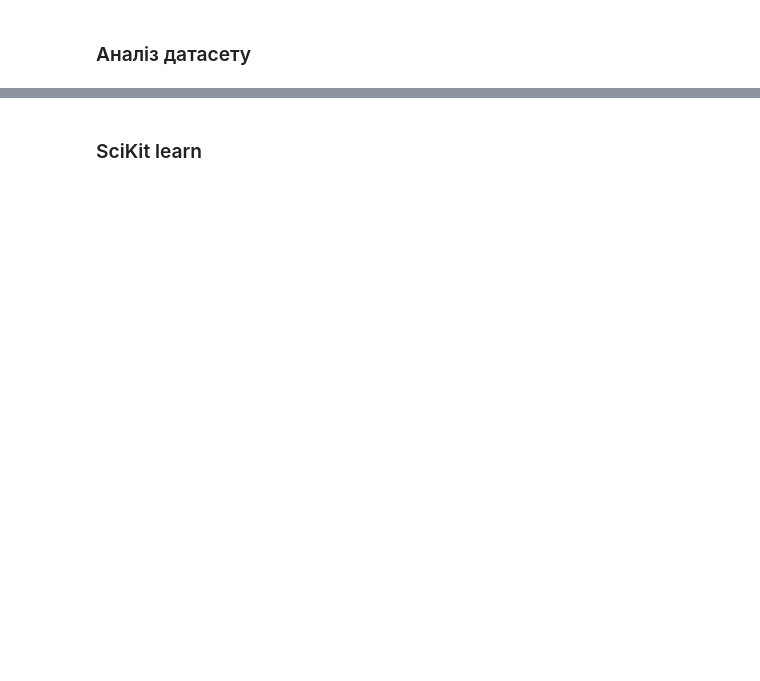
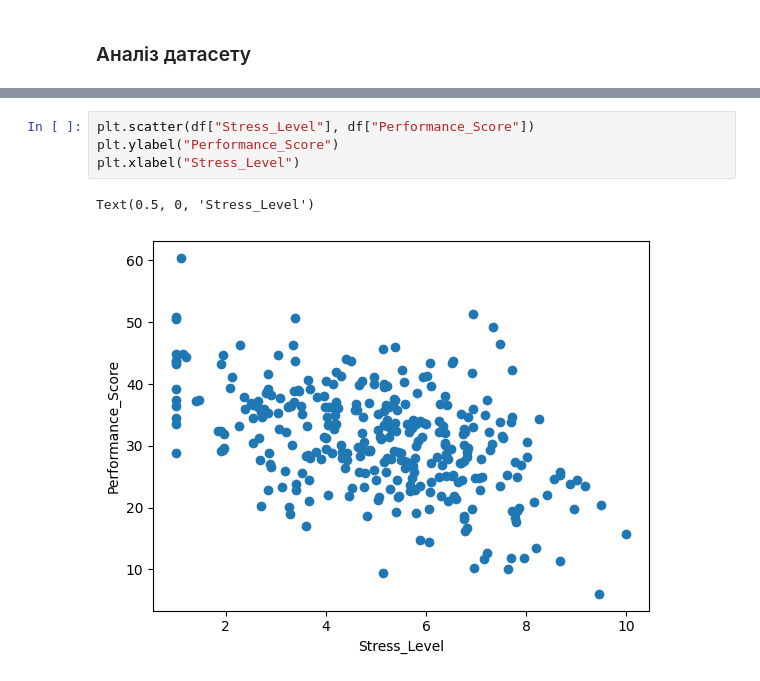
Before and after one commit to MINIAProgramStudio/ML_methods, a Jupyter notebook: Lab_1/lab1.ipynb, the cells around one changed output, grey strips where cells are left out. Drawn from its saved outputs; the diff is of its cells as text; blank space fills up the shorter version.

```diff
--- a/Lab_1/lab1.ipynb
+++ b/Lab_1/lab1.ipynb
@@ -262,2 +202,7 @@ test = df[int(len(df)*0.7):]
-# %% [markdown]
-### SciKit learn
+# %%
+plt.scatter(df["Stress_Level"], df["Performance_Score"])
+plt.ylabel("Performance_Score")
+plt.xlabel("Stress_Level")
+# %% [output]
+Text(0.5, 0, 'Stress_Level')
+[figure, added]
```
Also changed, not shown: parts of 22 cells of this notebook.
